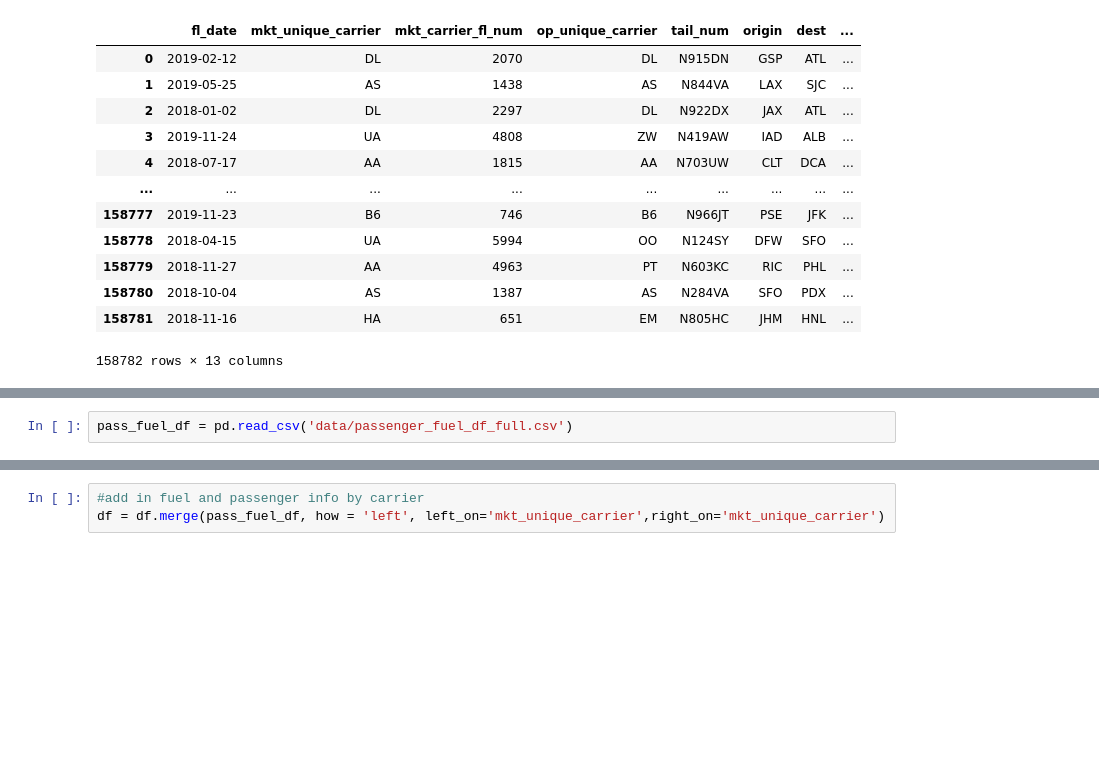
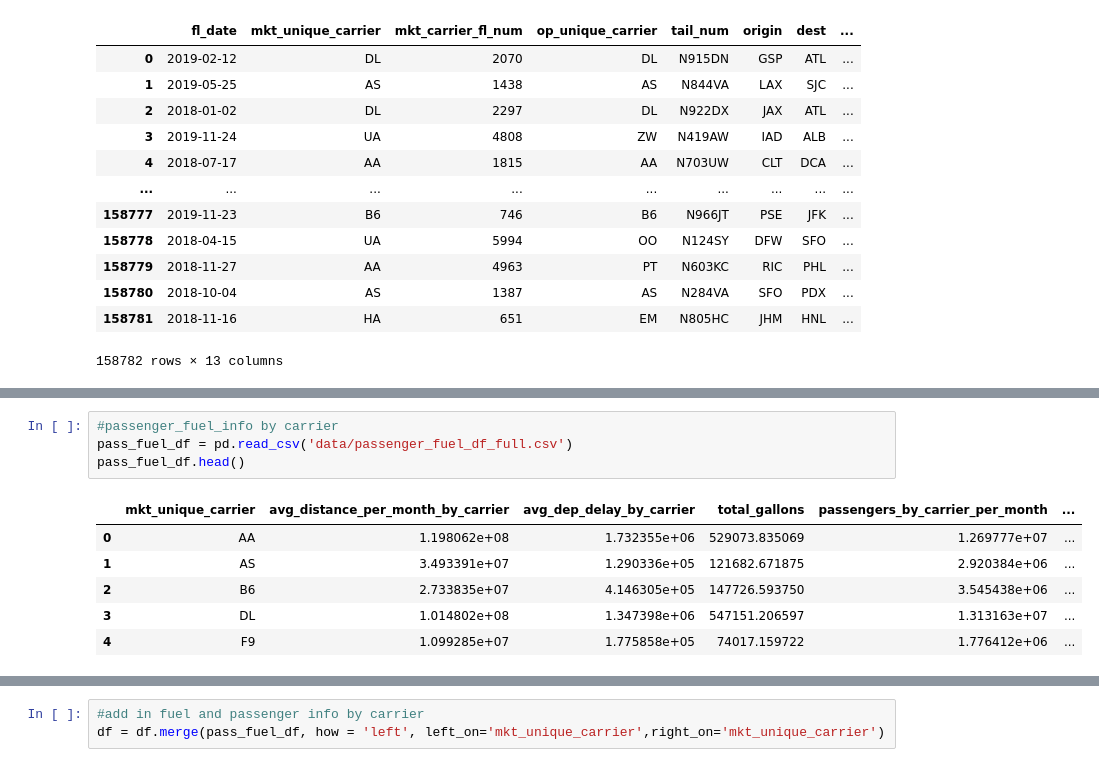
Before and after one commit to ucheokechukwu/-Airflight-Delays-Classification-and-Regression-Machine-Learning, a Jupyter notebook: Modeling/XGBoost_AW.ipynb, the cells around one changed output, grey strips where cells are left out. Cells and saved outputs as stored; diff of their text form; blank space fills up the shorter version.

```diff
--- a/Modeling/XGBoost_AW.ipynb
+++ b/Modeling/XGBoost_AW.ipynb
@@ -36,3 +52,12 @@ df = df.drop(['tail_num','mkt_carrier_fl_num'], axis = 1)
 # %%
+#passenger_fuel_info by carrier
 pass_fuel_df = pd.read_csv('data/passenger_fuel_df_full.csv')
+pass_fuel_df.head()
+# %% [output]
+|  | mkt_unique_carrier | avg_distance_per_month_by_carrier | avg_dep_delay_by_carrier | total_gallons | passengers_by_carrier_per_month | ... |
+| 0 | AA | 1.198062e+08 | 1.732355e+06 | 529073.835069 | 1.269777e+07 | ... |
+| 1 | AS | 3.493391e+07 | 1.290336e+05 | 121682.671875 | 2.920384e+06 | ... |
+| 2 | B6 | 2.733835e+07 | 4.146305e+05 | 147726.593750 | 3.545438e+06 | ... |
+| 3 | DL | 1.014802e+08 | 1.347398e+06 | 547151.206597 | 1.313163e+07 | ... |
+| 4 | F9 | 1.099285e+07 | 1.775858e+05 | 74017.159722 | 1.776412e+06 | ... |
 # %%
```
Also changed, not shown: parts of 33 cells of this notebook.
